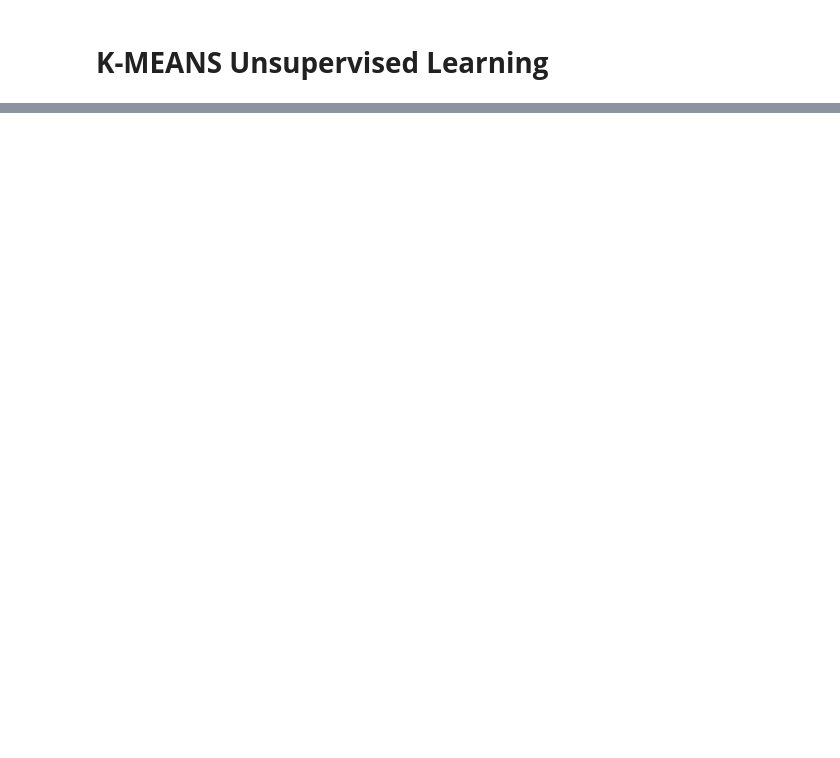
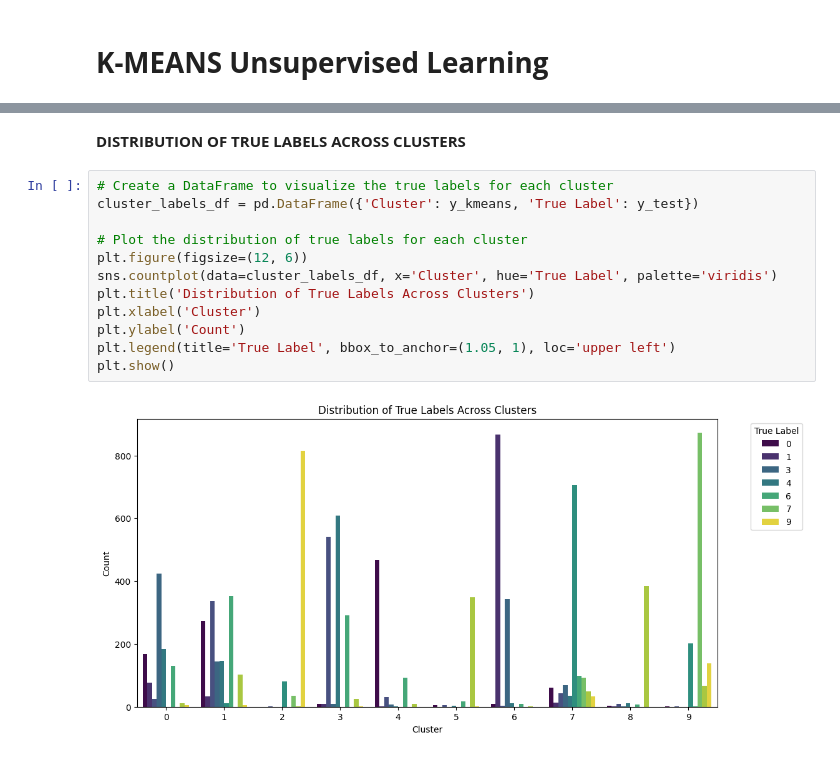
Before and after one commit to m-hossni/Tensorflow-and-Keras-INFO-6146-F24, a Jupyter notebook: project files/Traditional/Unsupervised/Jack_KMEANS_TF_Keras_PROJECT24.ipynb, the cells around one changed output, grey strips where cells are left out. Cells and saved outputs as stored; diff of their text form; blank space fills up the shorter version.

```diff
--- a/project files/Traditional/Unsupervised/Jack_KMEANS_TF_Keras_PROJECT24.ipynb
+++ b/project files/Traditional/Unsupervised/Jack_KMEANS_TF_Keras_PROJECT24.ipynb
@@ -96,3 +158,19 @@ Cluster accuracy: 58.44%
+# %% [markdown]
+**DISTRIBUTION OF TRUE LABELS ACROSS CLUSTERS**
+# %%
+# Create a DataFrame to visualize the true labels for each cluster
+cluster_labels_df = pd.DataFrame({'Cluster': y_kmeans, 'True Label': y_test})
+
+# Plot the distribution of true labels for each cluster
+plt.figure(figsize=(12, 6))
+sns.countplot(data=cluster_labels_df, x='Cluster', hue='True Label', palette='viridis')
+plt.title('Distribution of True Labels Across Clusters')
+plt.xlabel('Cluster')
+plt.ylabel('Count')
+plt.legend(title='True Label', bbox_to_anchor=(1.05, 1), loc='upper left')
+plt.show()
+# %% [output]
+[figure, added]
 # %%
 # Assign names to clusters (after some analysis of the clusters)
 cluster_names = {
```
Also changed, not shown: parts of 13 cells of this notebook.
